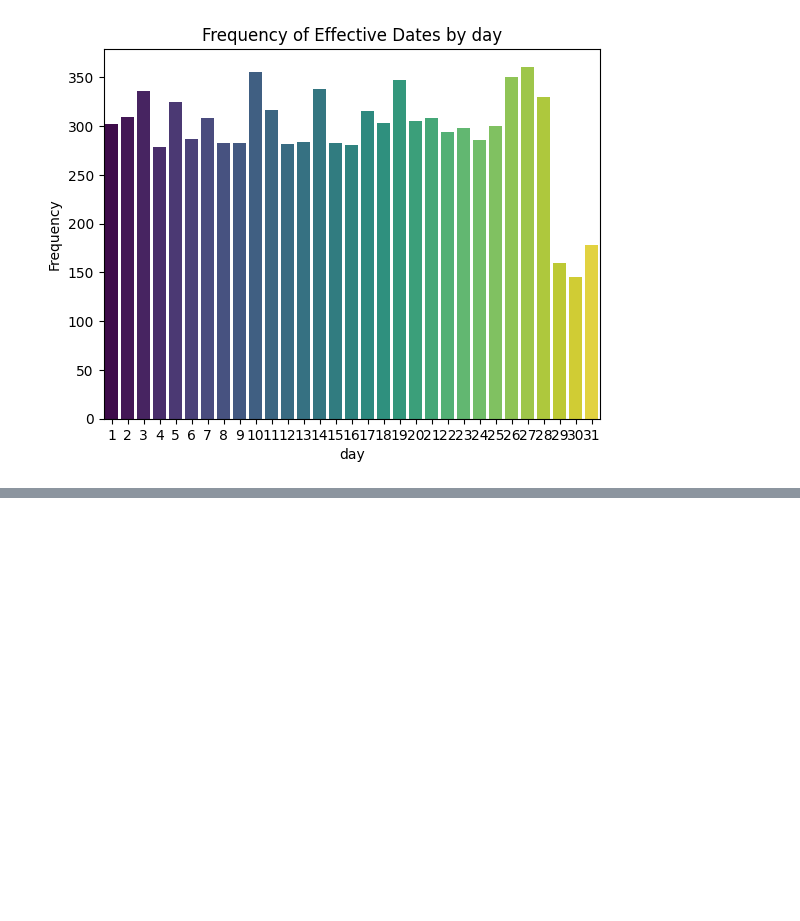
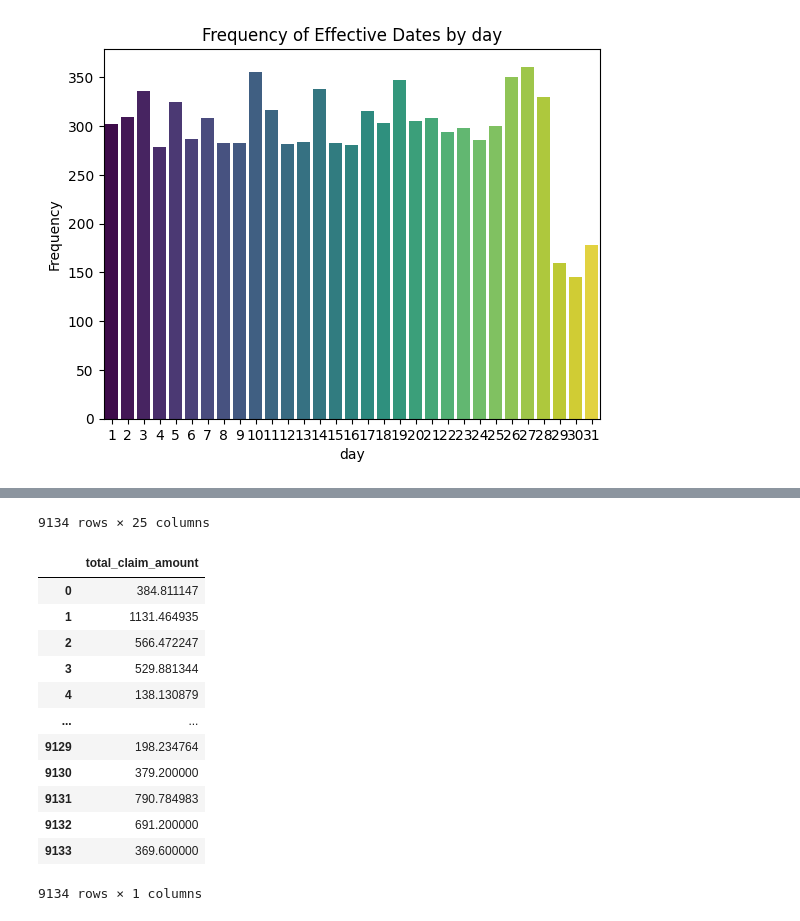
Before and after one commit to poojagit2000/lab-cleaning-numerical-data, a Jupyter notebook: files_for_lab/Customer_Analysis.ipynb, the cells around one changed output, grey strips where cells are left out. Saved outputs shown, nothing was run; the diff lists cells and outputs as text; code cells hidden in the pictures; blank space fills up the shorter version.

```diff
--- a/files_for_lab/Customer_Analysis.ipynb
+++ b/files_for_lab/Customer_Analysis.ipynb
@@ -566,0 +667,5 @@ plt.show()
+# %%
+X = final_df.drop(['total_claim_amount'],axis =1)
+y = final_df[['total_claim_amount']]
+display(X,y)
+# %% [output]
@@ -566,0 +684,14 @@ plt.show()
+9134 rows × 25 columns
+|  | total_claim_amount |
+| 0 | 384.811147 |
+| 1 | 1131.464935 |
+| 2 | 566.472247 |
+| 3 | 529.881344 |
+| 4 | 138.130879 |
+| ... | ... |
+| 9129 | 198.234764 |
+| 9130 | 379.200000 |
+| 9131 | 790.784983 |
+| 9132 | 691.200000 |
+| 9133 | 369.600000 |
+9134 rows × 1 columns
```
Also changed, not shown: parts of 20 cells of this notebook.
